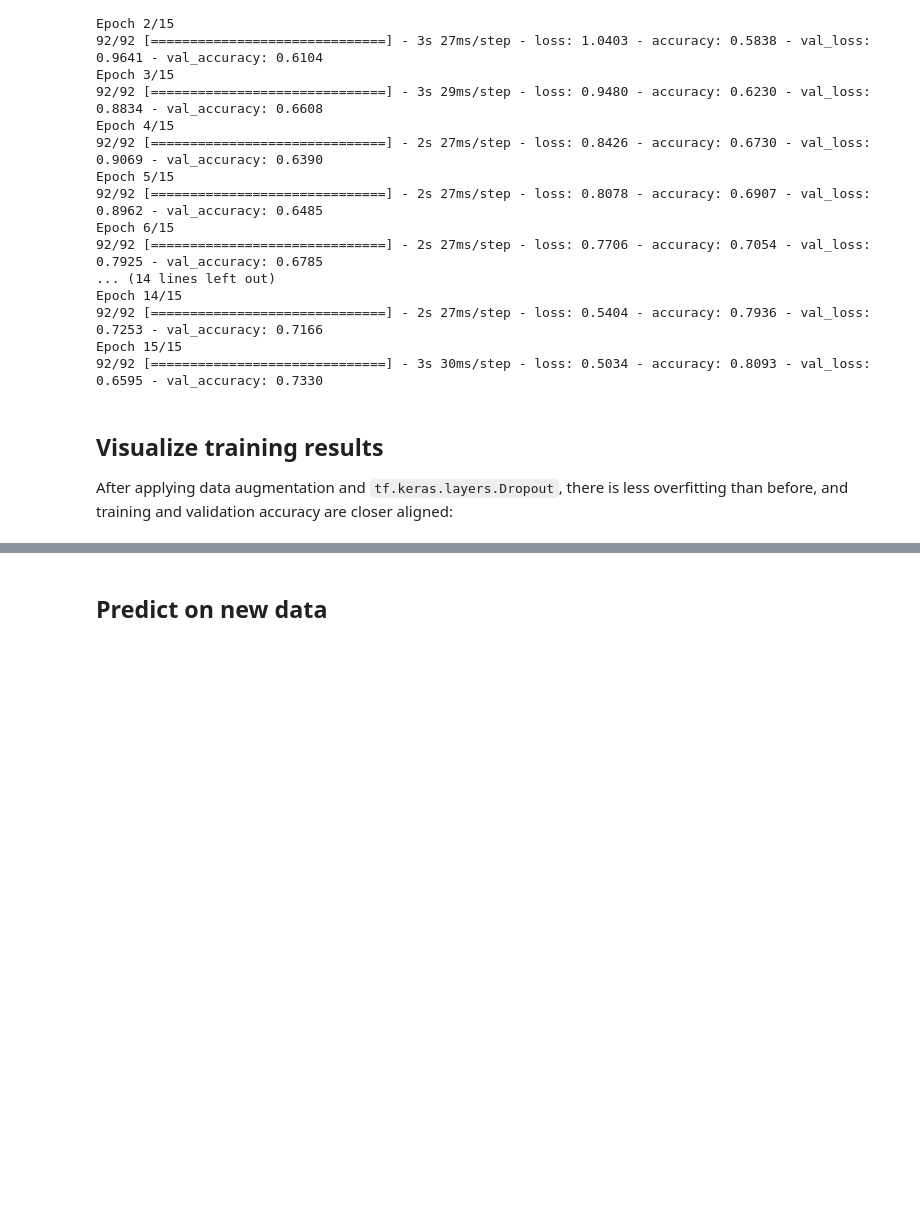
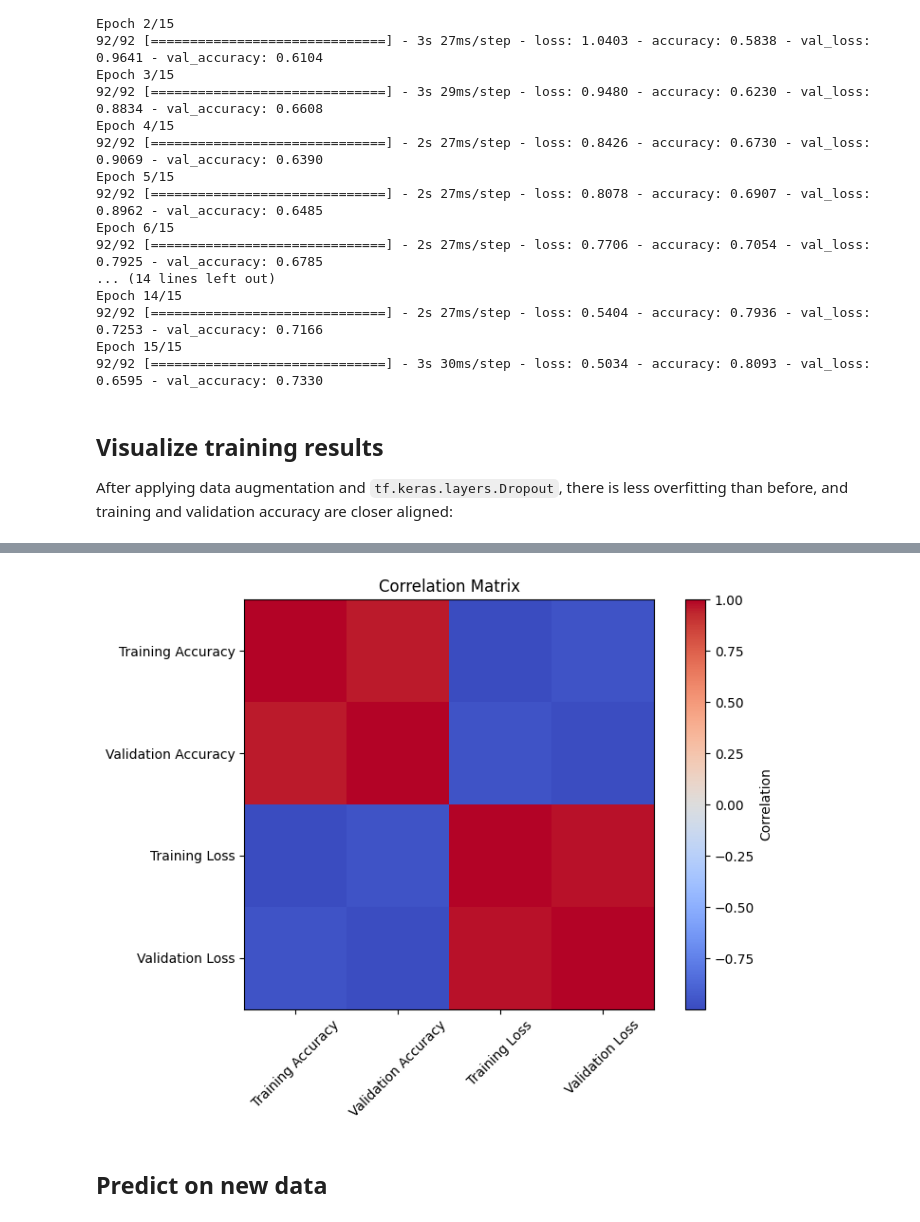
Before and after one commit to nattalliit/mini-project-computer-vision, a Jupyter notebook: computer-vision-image-classification.ipynb, the cells around one changed output, grey strips where cells are left out. Cells and saved outputs as stored; diff of their text form; code cells hidden in the pictures; blank space fills up the shorter version.

```diff
--- a/computer-vision-image-classification.ipynb
+++ b/computer-vision-image-classification.ipynb
@@ -446,3 +462,27 @@ plt.show()
+# %%
+# Define the data
+acc = history.history['accuracy']
+val_acc = history.history['val_accuracy']
+loss = history.history['loss']
+val_loss = history.history['val_loss']
+
+# Create a matrix containing the data
+data_matrix = np.array([acc, val_acc, loss, val_loss])
+
+# Calculate the correlation matrix
+correlation_matrix = np.corrcoef(data_matrix)
+
+# Plot the correlation matrix as a heatmap
+plt.figure(figsize=(8, 6))
+plt.imshow(correlation_matrix, cmap='coolwarm', interpolation='nearest')
+plt.colorbar(label='Correlation')
+plt.title('Correlation Matrix')
+plt.xticks(ticks=np.arange(4), labels=['Training Accuracy', 'Validation Accuracy', 'Training Loss', 'Validation Loss'], rotation=45)
+plt.yticks(ticks=np.arange(4), labels=['Training Accuracy', 'Validation Accuracy', 'Training Loss', 'Validation Loss'])
+plt.tight_layout()
+plt.show()
+# %% [output]
+[figure, added]
 # %% [markdown]
 ## Predict on new data
 # %% [markdown]
```
Also changed, not shown: parts of 4 cells of this notebook.
